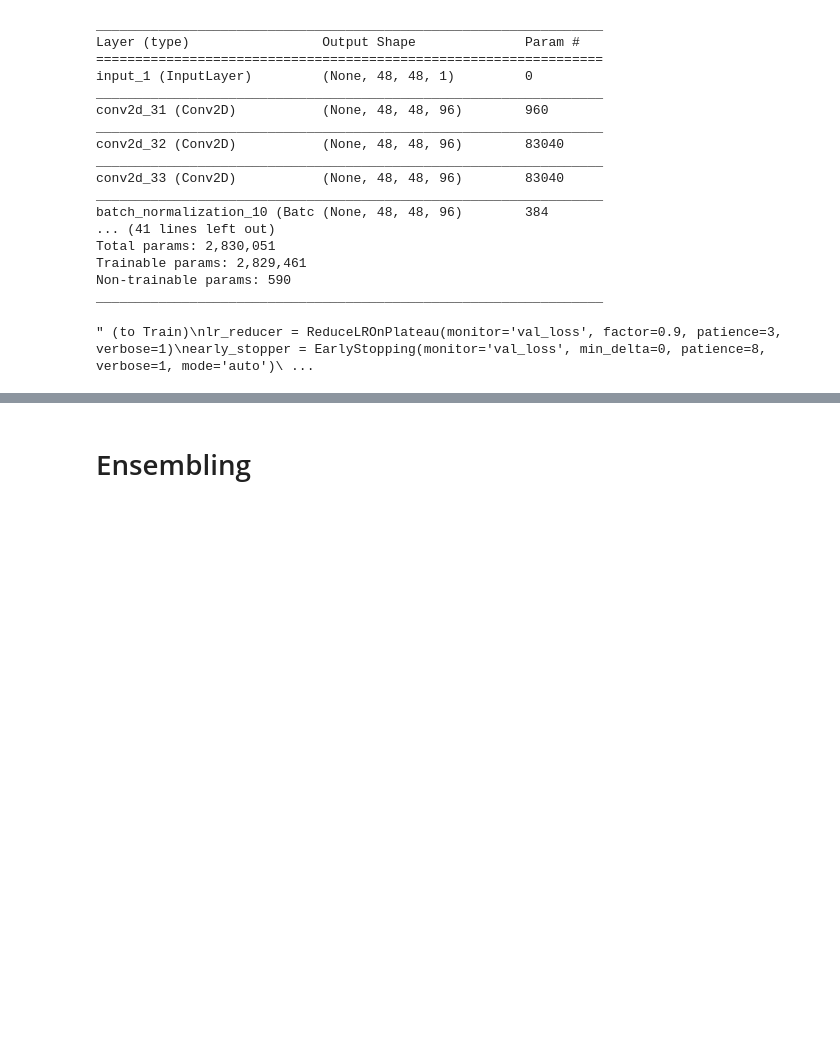
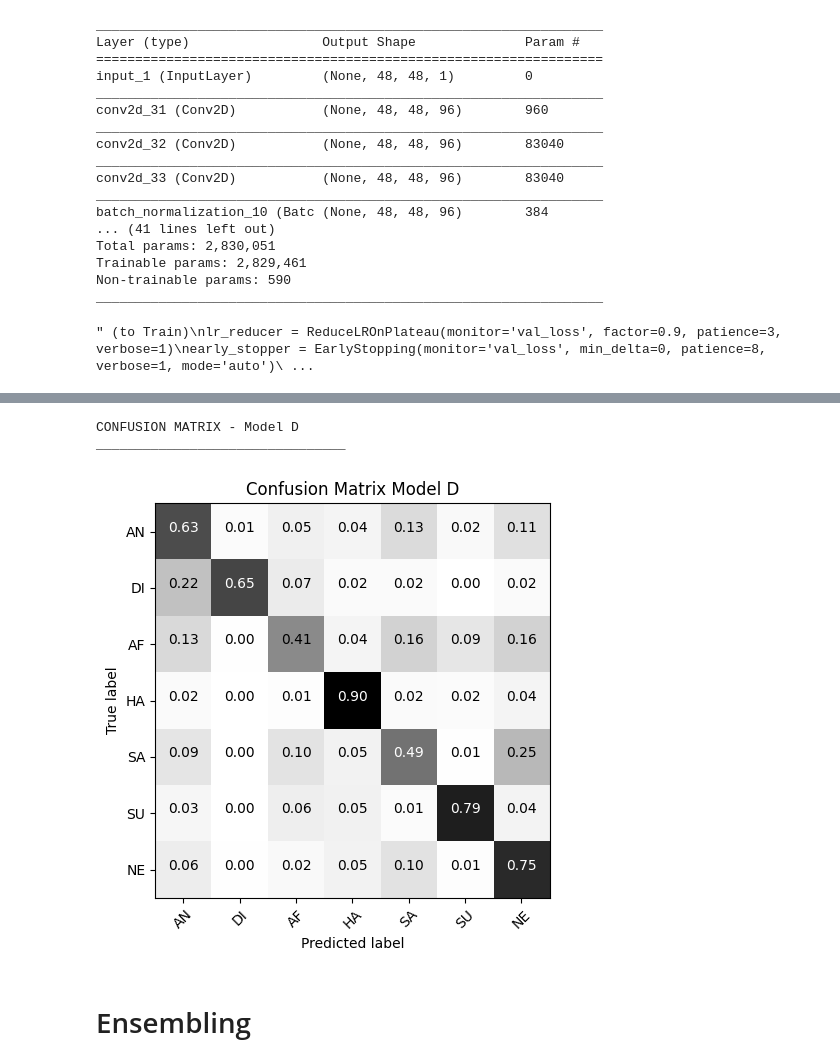
Before and after one commit to nkbenamara/Facial-Emotion-Recognition, a Jupyter notebook: Facial_emotion_recogntion_code_IWINAC_2019.ipynb, the cells around one changed output, grey strips where cells are left out. Saved outputs shown, nothing was run; the diff lists cells and outputs as text; code cells hidden in the pictures; blank space fills up the shorter version.

```diff
--- a/Facial_emotion_recogntion_code_IWINAC_2019.ipynb
+++ b/Facial_emotion_recogntion_code_IWINAC_2019.ipynb
@@ -465,7 +513,7 @@ CNN_D.fit(X_train, y_train, batch_size=64, epochs=100, verbose=1,
 # %% [output]
 " (to Train)\nlr_reducer = ReduceLROnPlateau(monitor='val_loss', factor=0.9, patience=3, verbose=1)\nearly_stopper = EarlyStopping(monitor='val_loss', min_delta=0, patience=8, verbose=1, mode='auto')\ ...
 # %%
-CNN_D=load_model('./best_models/ModelD_67,26_-1,07val_68,15_-0.99test.h5')
+CNN_D=load_model('./pretrained_models/fer_best_models/ModelD_67,26_-1,07val_68,15_-0.99test.h5')
 # %%
 #Validation set accuracy
 _, accuracyD_val = CNN_D.evaluate(X_val, y_val, batch_size=64)
@@ -478,4 +526,27 @@ print('Model D validation accuracy : {} , test accuracy : {}'.format(accuracyD_v
 Model D validation accuracy : 0.6726107550932857 , test accuracy : 0.6815268877456699
+# %%
+#confusion matrix
+y_predict_CNN_D=[]
+for i in range (0,np.shape(y_test)[0]):
+  y_predict_CNN_D.append(np.argmax(CNN_D.predict(np.expand_dims(X_test[i],0))))
+
+print('CONFUSION MATRIX - Model D')
+print("________________________________")
+cnf_matrix = confusion_matrix(y_test_numerical, y_predict_CNN_D)
+np.set_printoptions(precision=2)
+
+
+# Plot normalized confusion matrix
+plt.figure(figsize=(5,5), dpi=100)
+plt.grid(None)
+plot_confusion_matrix(cnf_matrix, classes=class_names, normalize=True,
+                      title='Confusion Matrix Model D')
+plt.savefig('./confusion_matrices/Confusion_Matrix_ModelD.tiff')
+plt.show()
+# %% [output]
+CONFUSION MATRIX - Model D
+________________________________
+[figure, added]
 # %% [markdown]
 # Ensembling
 # %%
```
Also changed, not shown: parts of 12 cells of this notebook, 6 other files.
